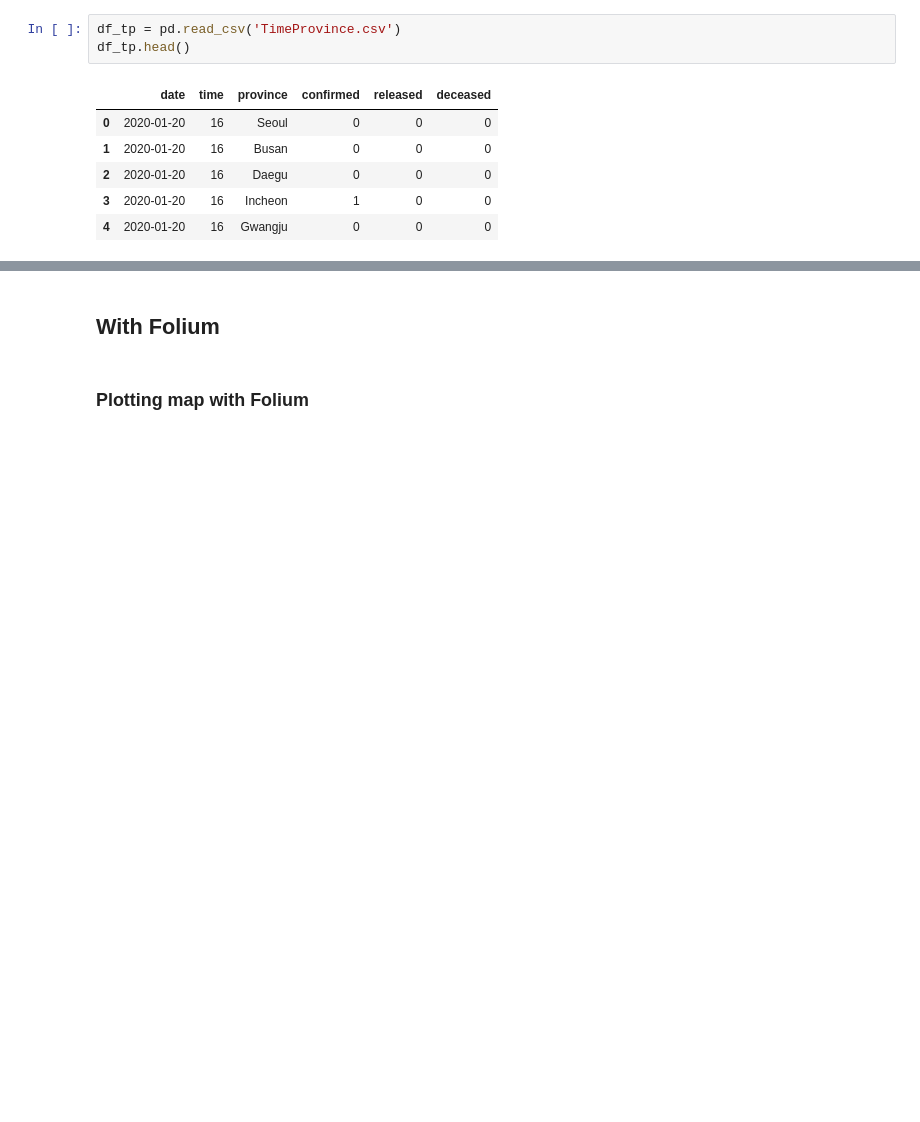
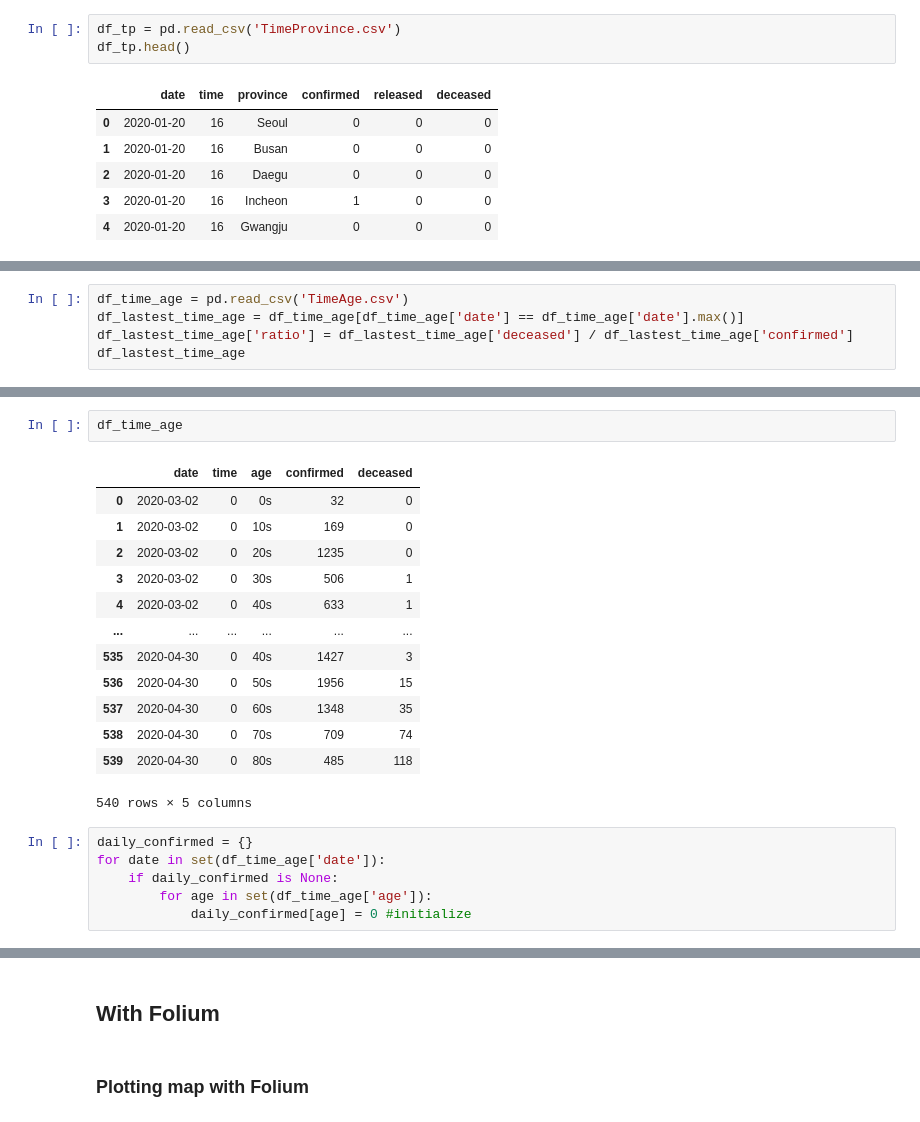
Before and after one commit to saitros/continuous_commit, a Jupyter notebook: Python/Visualization/Kor_COVID_19_Visualize.ipynb, the cells around one changed output, grey strips where cells are left out. Cells and saved outputs as stored; diff of their text form; blank space fills up the shorter version.

```diff
--- a/Python/Visualization/Kor_COVID_19_Visualize.ipynb
+++ b/Python/Visualization/Kor_COVID_19_Visualize.ipynb
@@ -388,0 +423,5 @@ fig.show()
+# %%
+df_time_age = pd.read_csv('TimeAge.csv')
+df_lastest_time_age = df_time_age[df_time_age['date'] == df_time_age['date'].max()]
+df_lastest_time_age['ratio'] = df_lastest_time_age['deceased'] / df_lastest_time_age['confirmed']
+df_lastest_time_age
@@ -388,0 +443,22 @@ fig.show()
+# %%
+df_time_age
+# %% [output]
+|  | date | time | age | confirmed | deceased |
+| 0 | 2020-03-02 | 0 | 0s | 32 | 0 |
+| 1 | 2020-03-02 | 0 | 10s | 169 | 0 |
+| 2 | 2020-03-02 | 0 | 20s | 1235 | 0 |
+| 3 | 2020-03-02 | 0 | 30s | 506 | 1 |
+| 4 | 2020-03-02 | 0 | 40s | 633 | 1 |
+| ... | ... | ... | ... | ... | ... |
+| 535 | 2020-04-30 | 0 | 40s | 1427 | 3 |
+| 536 | 2020-04-30 | 0 | 50s | 1956 | 15 |
+| 537 | 2020-04-30 | 0 | 60s | 1348 | 35 |
+| 538 | 2020-04-30 | 0 | 70s | 709 | 74 |
+| 539 | 2020-04-30 | 0 | 80s | 485 | 118 |
+540 rows × 5 columns
+# %%
+daily_confirmed = {}
+for date in set(df_time_age['date']):
+    if daily_confirmed is None:
+        for age in set(df_time_age['age']):
+            daily_confirmed[age] = 0 #initialize
```
Also changed, not shown: parts of 26 cells of this notebook.
